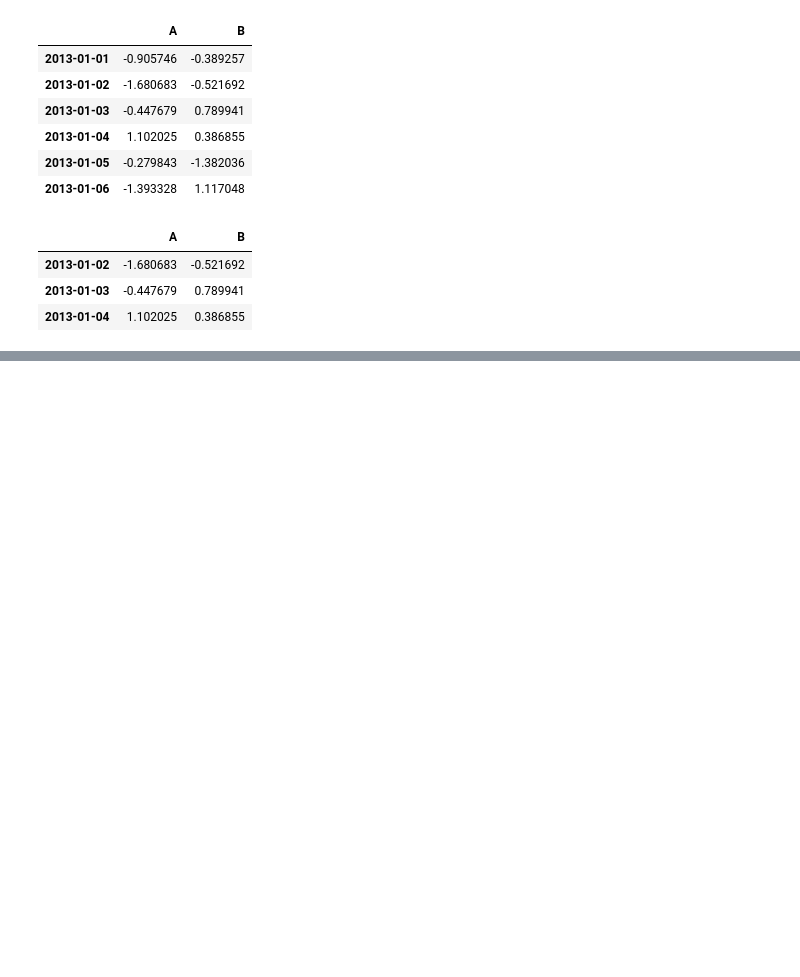
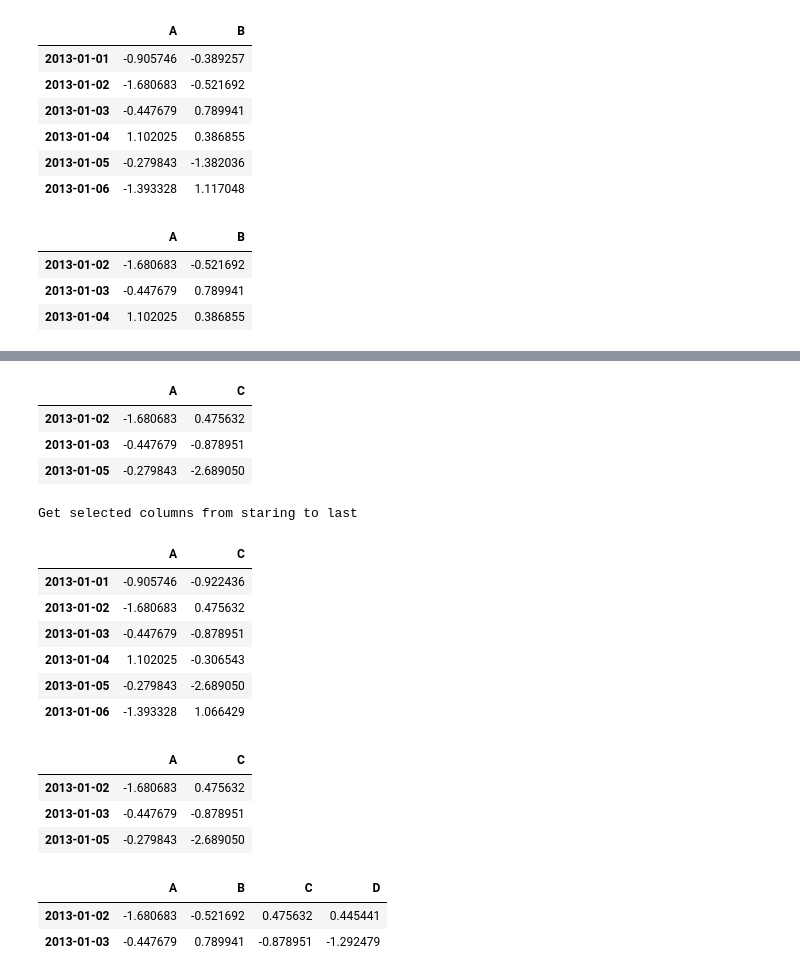
Before and after one commit to Puneet-Shivanand/my-notes, a Jupyter notebook: Notebooks/into to pd.ipynb, the cells around one changed output, grey strips where cells are left out. Drawn from its saved outputs; the diff is of its cells as text; code cells hidden in the pictures; blank space fills up the shorter version.

```diff
--- a/Notebooks/into to pd.ipynb
+++ b/Notebooks/into to pd.ipynb
@@ -219,0 +248,32 @@ df.loc['20130102':'20130104',['A','B']]
+# %%
+df.iloc[[1,2,4],[0,2]]
+# %% [output]
+|  | A | C |
+| 2013-01-02 | -1.680683 | 0.475632 |
+| 2013-01-03 | -0.447679 | -0.878951 |
+| 2013-01-05 | -0.279843 | -2.689050 |
+# %%
+print """Get selected columns from staring to last"""
+df.iloc[0:,[0,2]]
+# %% [output]
+Get selected columns from staring to last
+|  | A | C |
+| 2013-01-01 | -0.905746 | -0.922436 |
+| 2013-01-02 | -1.680683 | 0.475632 |
+| 2013-01-03 | -0.447679 | -0.878951 |
+| 2013-01-04 | 1.102025 | -0.306543 |
+| 2013-01-05 | -0.279843 | -2.689050 |
+| 2013-01-06 | -1.393328 | 1.066429 |
+# %%
+df.iloc[[1,2,4],[0,2]]
+# %% [output]
+|  | A | C |
+| 2013-01-02 | -1.680683 | 0.475632 |
+| 2013-01-03 | -0.447679 | -0.878951 |
+| 2013-01-05 | -0.279843 | -2.689050 |
+# %%
+df.iloc[1:3,:]
+# %% [output]
+|  | A | B | C | D |
+| 2013-01-02 | -1.680683 | -0.521692 | 0.475632 | 0.445441 |
+| 2013-01-03 | -0.447679 | 0.789941 | -0.878951 | -1.292479 |
```
Also changed, not shown: parts of 4 cells of this notebook.
